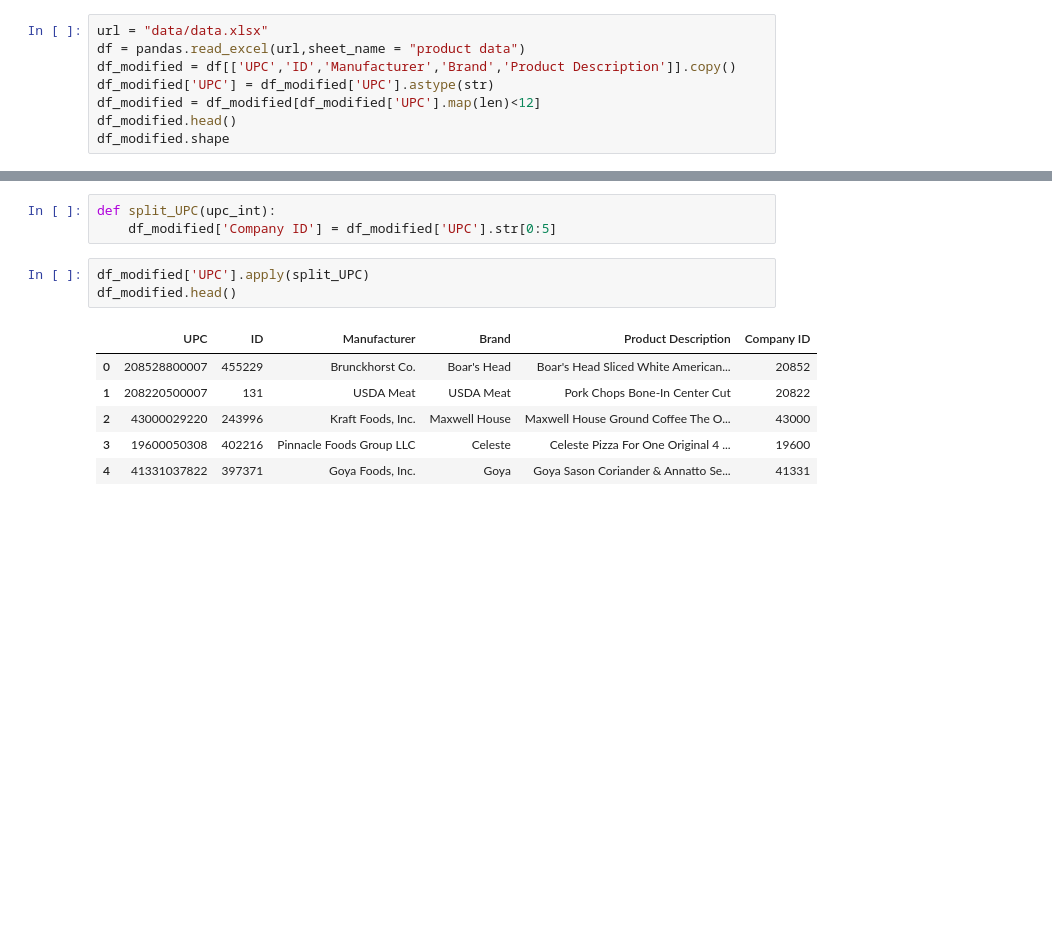
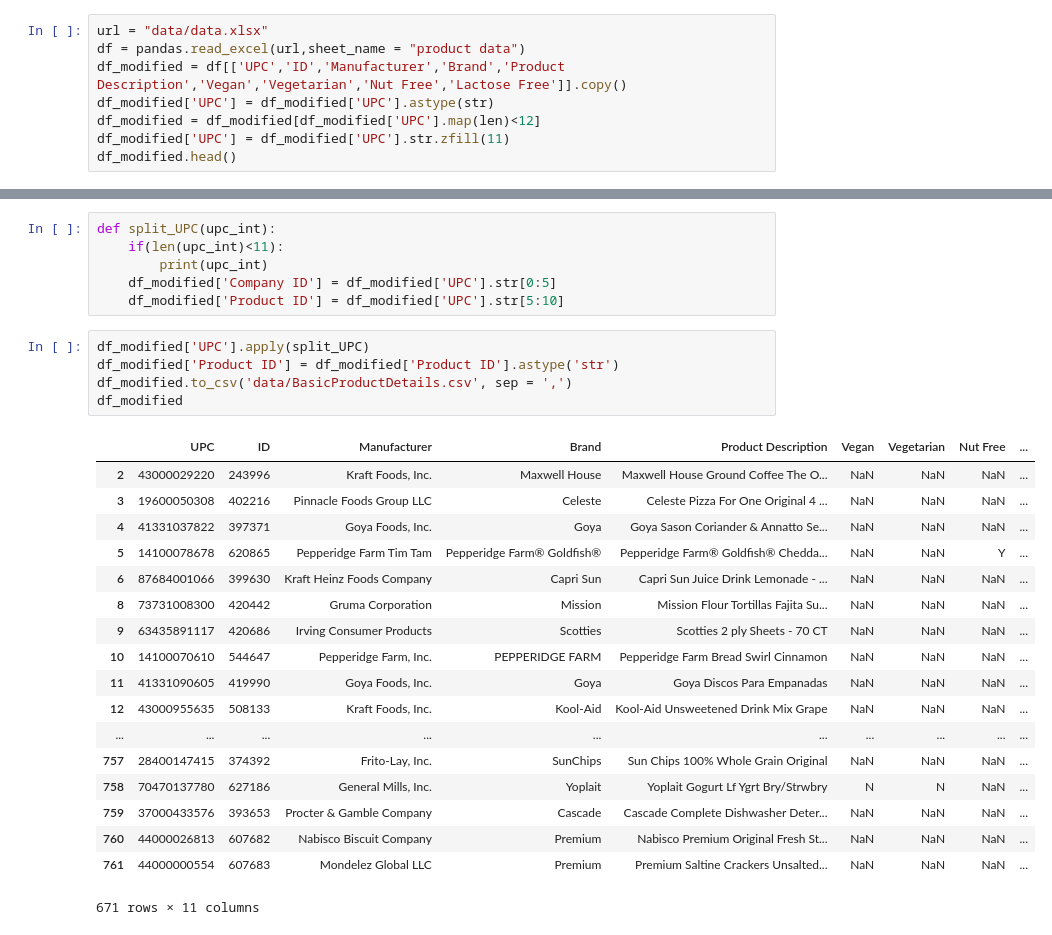
Before and after one commit to Adk1995/Cyril-Bundle-data, a Jupyter notebook: Cyril-Preprocessing.ipynb, the cells around one changed output, grey strips where cells are left out. Saved outputs shown, nothing was run; the diff lists cells and outputs as text; blank space fills up the shorter version.

```diff
--- a/Cyril-Preprocessing.ipynb
+++ b/Cyril-Preprocessing.ipynb
@@ -3,9 +4,9 @@ import pandas
 # %%
 url = "data/data.xlsx"
 df = pandas.read_excel(url,sheet_name = "product data")
-df_modified = df[['UPC','ID','Manufacturer','Brand','Product Description']].copy()
+df_modified = df[['UPC','ID','Manufacturer','Brand','Product Description','Vegan','Vegetarian','Nut Free','Lactose Free']].copy()
 df_modified['UPC'] = df_modified['UPC'].astype(str)
 df_modified = df_modified[df_modified['UPC'].map(len)<12]
+df_modified['UPC'] = df_modified['UPC'].str.zfill(11)
 df_modified.head()
-df_modified.shape
 # %% [output]
@@ -13,13 +19,30 @@ df_modified.shape
 # %%
 def split_UPC(upc_int):
+    if(len(upc_int)<11):
+        print(upc_int)
     df_modified['Company ID'] = df_modified['UPC'].str[0:5]
+    df_modified['Product ID'] = df_modified['UPC'].str[5:10]
-# %%
-df_modified['UPC'].apply(split_UPC)
-df_modified.head()
-# %% [output]
-|  | UPC | ID | Manufacturer | Brand | Product Description | Company ID |
-| 0 | 208528800007 | 455229 | Brunckhorst Co. | Boar's Head | Boar's Head Sliced White American... | 20852 |
-| 1 | 208220500007 | 131 | USDA Meat | USDA Meat | Pork Chops Bone-In Center Cut | 20822 |
-| 2 | 43000029220 | 243996 | Kraft Foods, Inc. | Maxwell House | Maxwell House Ground Coffee The O... | 43000 |
-| 3 | 19600050308 | 402216 | Pinnacle Foods Group LLC | Celeste | Celeste Pizza For One Original 4 ... | 19600 |
-| 4 | 41331037822 | 397371 | Goya Foods, Inc. | Goya | Goya Sason Coriander & Annatto Se... | 41331 |
+# %%
+df_modified['UPC'].apply(split_UPC)
+df_modified['Product ID'] = df_modified['Product ID'].astype('str')
+df_modified.to_csv('data/BasicProductDetails.csv', sep = ',')
+df_modified
+# %% [output]
+|  | UPC | ID | Manufacturer | Brand | Product Description | Vegan | Vegetarian | Nut Free | ... |
+| 2 | 43000029220 | 243996 | Kraft Foods, Inc. | Maxwell House | Maxwell House Ground Coffee The O... | NaN | NaN | NaN | ... |
+| 3 | 19600050308 | 402216 | Pinnacle Foods Group LLC | Celeste | Celeste Pizza For One Original 4 ... | NaN | NaN | NaN | ... |
+| 4 | 41331037822 | 397371 | Goya Foods, Inc. | Goya | Goya Sason Coriander & Annatto Se... | NaN | NaN | NaN | ... |
+| 5 | 14100078678 | 620865 | Pepperidge Farm Tim Tam | Pepperidge Farm® Goldfish® | Pepperidge Farm® Goldfish® Chedda... | NaN | NaN | Y | ... |
+| 6 | 87684001066 | 399630 | Kraft Heinz Foods Company | Capri Sun | Capri Sun Juice Drink Lemonade - ... | NaN | NaN | NaN | ... |
+| 8 | 73731008300 | 420442 | Gruma Corporation | Mission | Mission Flour Tortillas Fajita Su... | NaN | NaN | NaN | ... |
+| 9 | 63435891117 | 420686 | Irving Consumer Products | Scotties | Scotties 2 ply Sheets - 70 CT | NaN | NaN | NaN | ... |
+| 10 | 14100070610 | 544647 | Pepperidge Farm, Inc. | PEPPERIDGE FARM | Pepperidge Farm Bread Swirl Cinnamon | NaN | NaN | NaN | ... |
+| 11 | 41331090605 | 419990 | Goya Foods, Inc. | Goya | Goya Discos Para Empanadas | NaN | NaN | NaN | ... |
+| 12 | 43000955635 | 508133 | Kraft Foods, Inc. | Kool-Aid | Kool-Aid Unsweetened Drink Mix Grape | NaN | NaN | NaN | ... |
+| ... | ... | ... | ... | ... | ... | ... | ... | ... | ... |
+| 757 | 28400147415 | 374392 | Frito-Lay, Inc. | SunChips | Sun Chips 100% Whole Grain Original | NaN | NaN | NaN | ... |
+| 758 | 70470137780 | 627186 | General Mills, Inc. | Yoplait | Yoplait Gogurt Lf Ygrt Bry/Strwbry | N | N | NaN | ... |
+| 759 | 37000433576 | 393653 | Procter & Gamble Company | Cascade | Cascade Complete Dishwasher Deter... | NaN | NaN | NaN | ... |
+| 760 | 44000026813 | 607682 | Nabisco Biscuit Company | Premium | Nabisco Premium Original Fresh St... | NaN | NaN | NaN | ... |
+| 761 | 44000000554 | 607683 | Mondelez Global LLC | Premium | Premium Saltine Crackers Unsalted... | NaN | NaN | NaN | ... |
+671 rows × 11 columns
```
Also changed, not shown: parts of 3 cells of this notebook.
